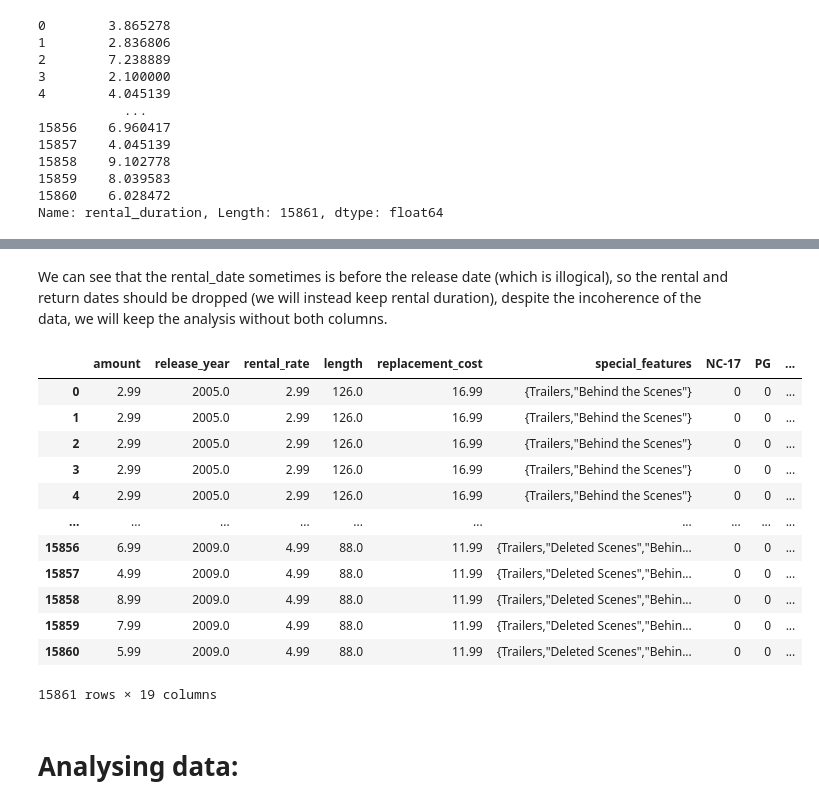
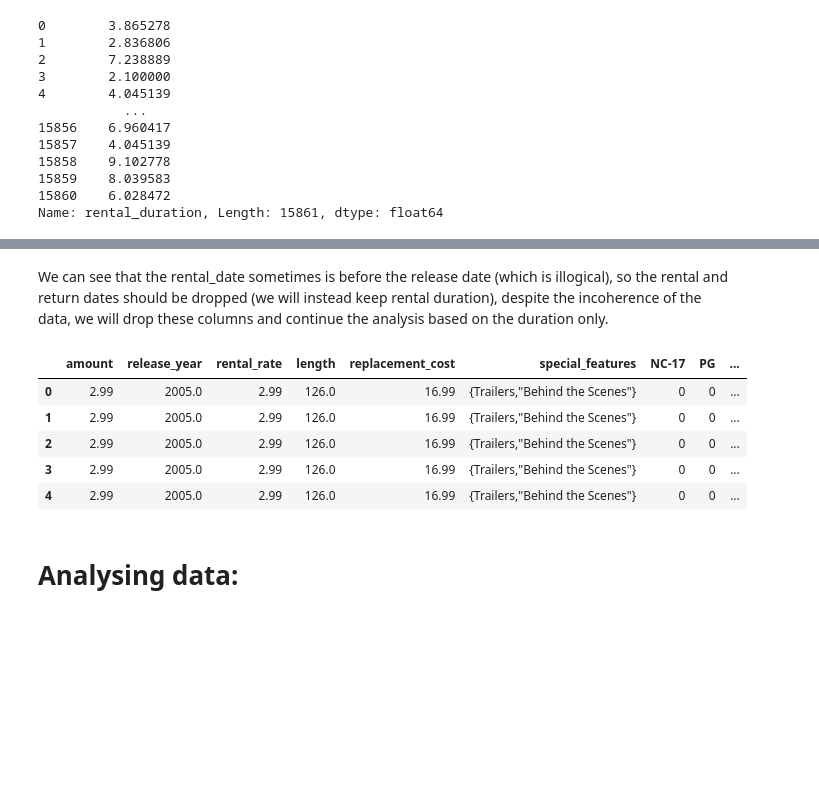
Before and after one commit to Houmam-Bencheikh-Elhoucine/codealpha_tasks, a Jupyter notebook: Task03_Predictive_modeling_using_linear_regression/notebook.ipynb, the cells around one changed output, grey strips where cells are left out. Cells and saved outputs as stored; diff of their text form; code cells hidden in the pictures; blank space fills up the shorter version.

```diff
--- a/Task03_Predictive_modeling_using_linear_regression/notebook.ipynb
+++ b/Task03_Predictive_modeling_using_linear_regression/notebook.ipynb
@@ -224,22 +205,15 @@ False
 # %% [markdown]
-We can see that the rental_date sometimes is before the release date (which is illogical), so the rental and return dates should be dropped (we will instead keep rental duration), despite the incoherence of the data, we will keep the analysis without both columns.
+We can see that the rental_date sometimes is before the release date (which is illogical), so the rental and return dates should be dropped (we will instead keep rental duration), despite the incoherence of the data, we will drop these columns and continue the analysis based on the duration only.
 # %%
 df.drop(["rental_date", "return_date"], axis=1, inplace=True)
-df
+df.head()
 # %% [output]
 |  | amount | release_year | rental_rate | length | replacement_cost | special_features | NC-17 | PG | ... |
 | 0 | 2.99 | 2005.0 | 2.99 | 126.0 | 16.99 | {Trailers,"Behind the Scenes"} | 0 | 0 | ... |
 | 1 | 2.99 | 2005.0 | 2.99 | 126.0 | 16.99 | {Trailers,"Behind the Scenes"} | 0 | 0 | ... |
 | 2 | 2.99 | 2005.0 | 2.99 | 126.0 | 16.99 | {Trailers,"Behind the Scenes"} | 0 | 0 | ... |
 | 3 | 2.99 | 2005.0 | 2.99 | 126.0 | 16.99 | {Trailers,"Behind the Scenes"} | 0 | 0 | ... |
 | 4 | 2.99 | 2005.0 | 2.99 | 126.0 | 16.99 | {Trailers,"Behind the Scenes"} | 0 | 0 | ... |
-| ... | ... | ... | ... | ... | ... | ... | ... | ... | ... |
-| 15856 | 6.99 | 2009.0 | 4.99 | 88.0 | 11.99 | {Trailers,"Deleted Scenes","Behin... | 0 | 0 | ... |
-| 15857 | 4.99 | 2009.0 | 4.99 | 88.0 | 11.99 | {Trailers,"Deleted Scenes","Behin... | 0 | 0 | ... |
-| 15858 | 8.99 | 2009.0 | 4.99 | 88.0 | 11.99 | {Trailers,"Deleted Scenes","Behin... | 0 | 0 | ... |
-| 15859 | 7.99 | 2009.0 | 4.99 | 88.0 | 11.99 | {Trailers,"Deleted Scenes","Behin... | 0 | 0 | ... |
-| 15860 | 5.99 | 2009.0 | 4.99 | 88.0 | 11.99 | {Trailers,"Deleted Scenes","Behin... | 0 | 0 | ... |
-15861 rows × 19 columns
 # %% [markdown]
 # Analysing data:
 # %%
```
Also changed, not shown: parts of 17 cells of this notebook, 4 other files.
